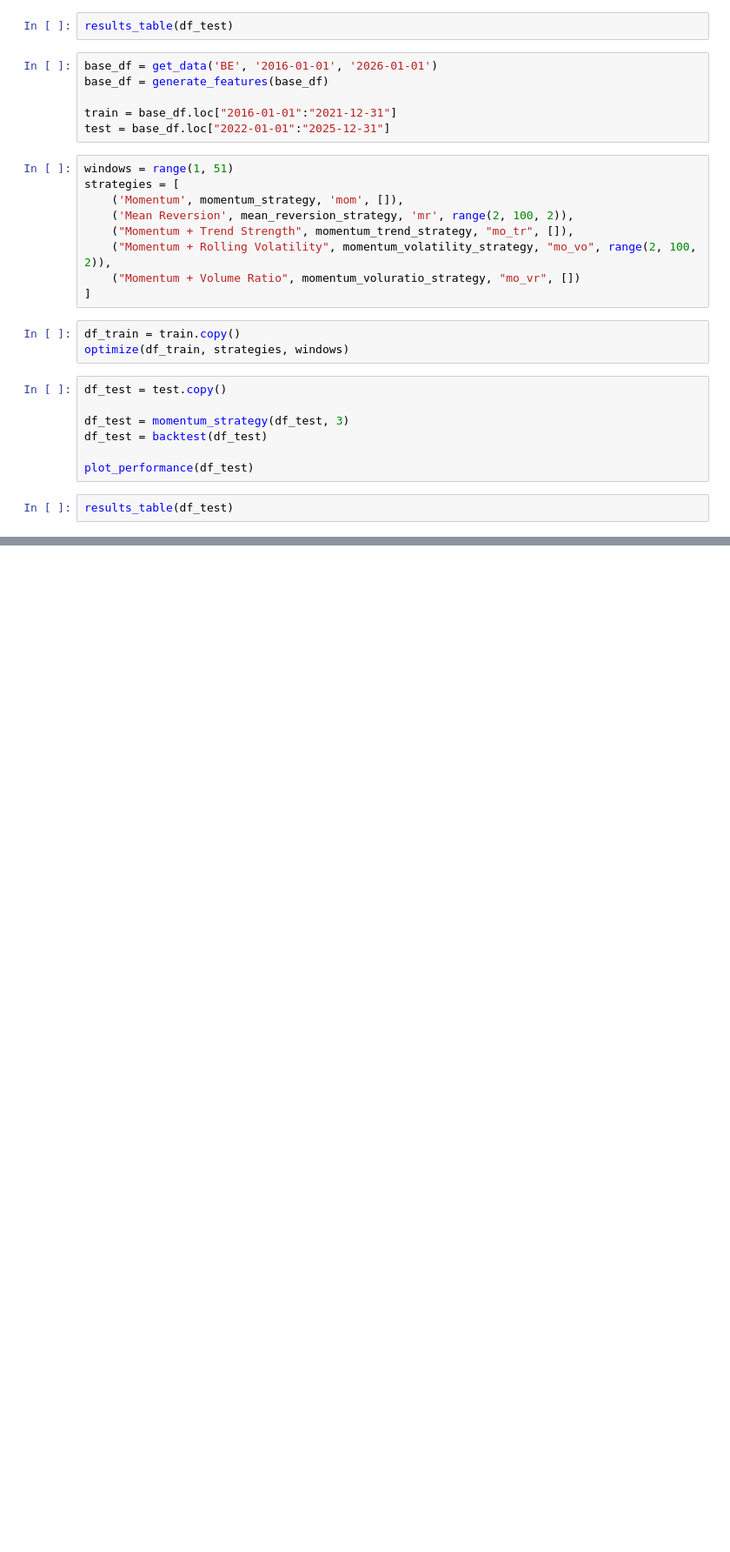
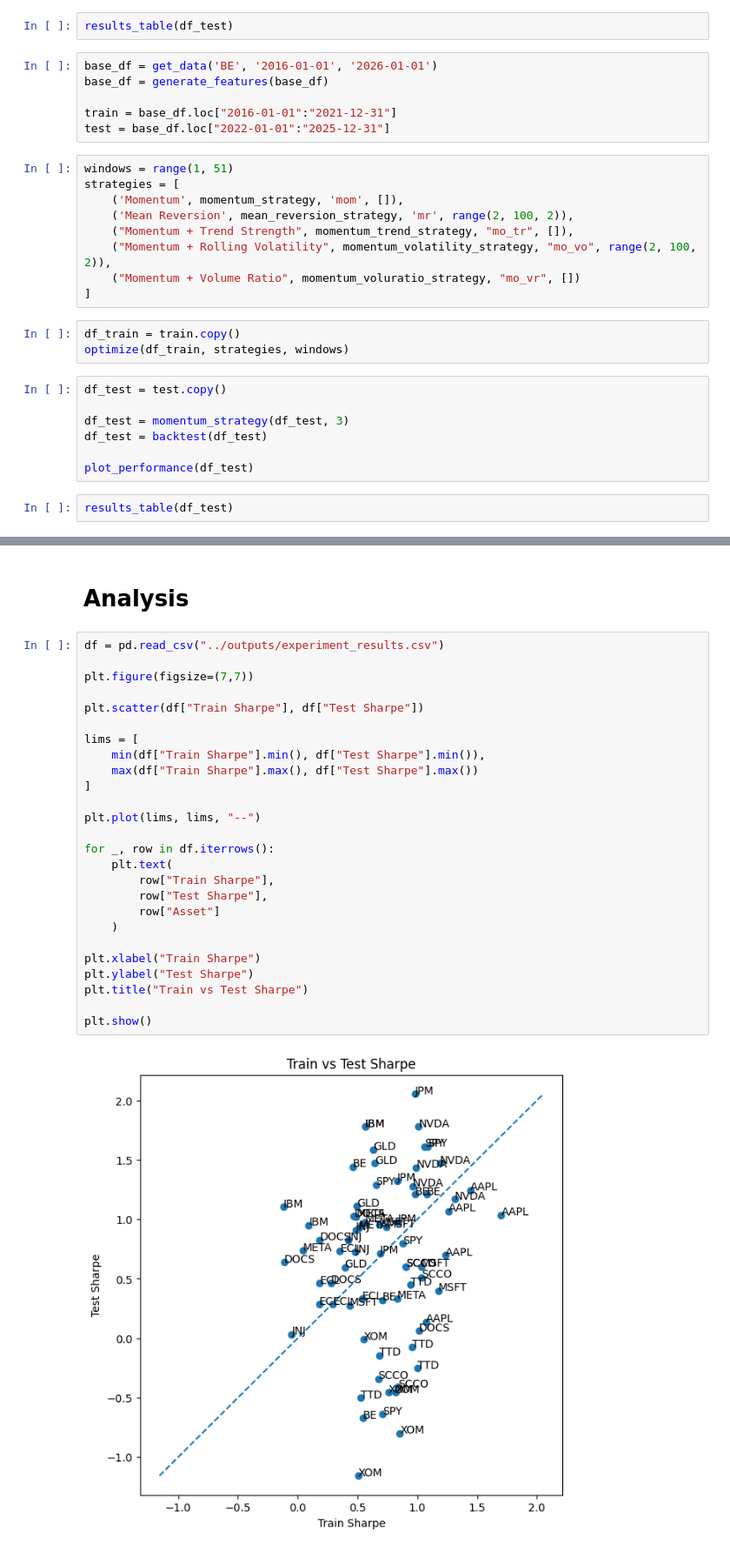
Before and after one commit to noelpdlt/quant-research-system, a Jupyter notebook: notebooks/traintestsplit.ipynb, the cells around one changed output, grey strips where cells are left out. Shown at 87% size. Cells and saved outputs as stored; diff of their text form; blank space fills up the shorter version.

```diff
--- a/notebooks/traintestsplit.ipynb
+++ b/notebooks/traintestsplit.ipynb
@@ -355,0 +349,30 @@ Testing Results
+# %% [markdown]
+# Analysis
+# %%
+df = pd.read_csv("../outputs/experiment_results.csv")
+
+plt.figure(figsize=(7,7))
+
+plt.scatter(df["Train Sharpe"], df["Test Sharpe"])
+
+lims = [
+    min(df["Train Sharpe"].min(), df["Test Sharpe"].min()),
+    max(df["Train Sharpe"].max(), df["Test Sharpe"].max())
+]
+
+plt.plot(lims, lims, "--")
+
+for _, row in df.iterrows():
+    plt.text(
+        row["Train Sharpe"],
+        row["Test Sharpe"],
+        row["Asset"]
+    )
+
+plt.xlabel("Train Sharpe")
+plt.ylabel("Test Sharpe")
+plt.title("Train vs Test Sharpe")
+
+plt.show()
+# %% [output]
+[figure, added]
```
Also changed, not shown: parts of 14 cells of this notebook, 2 other files.
